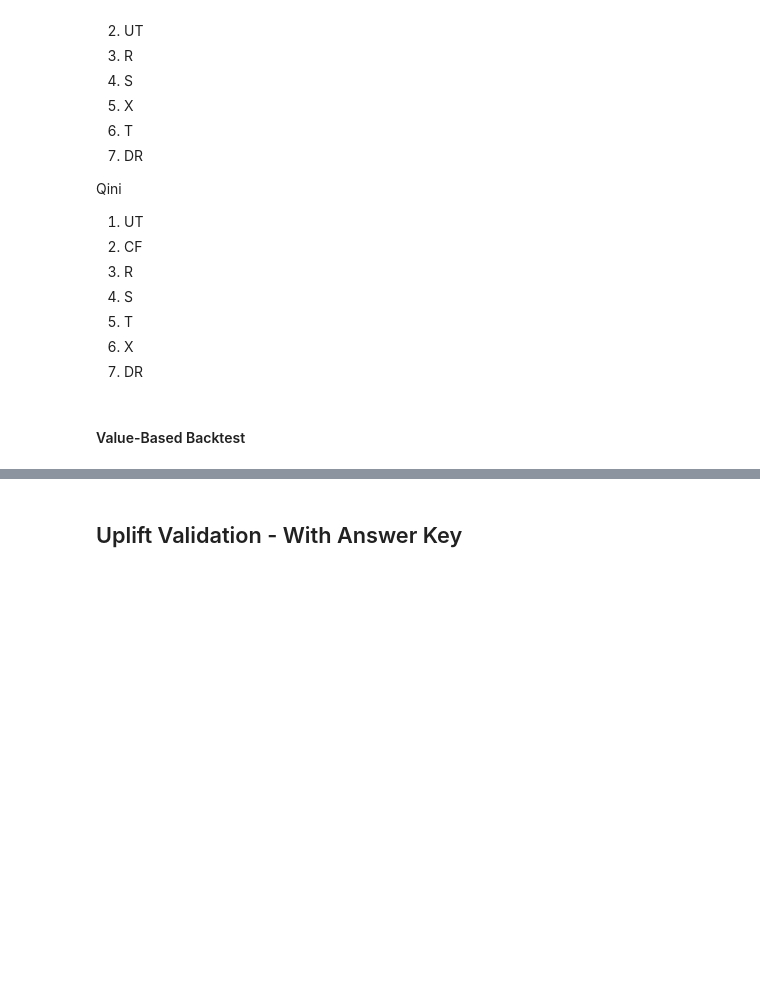
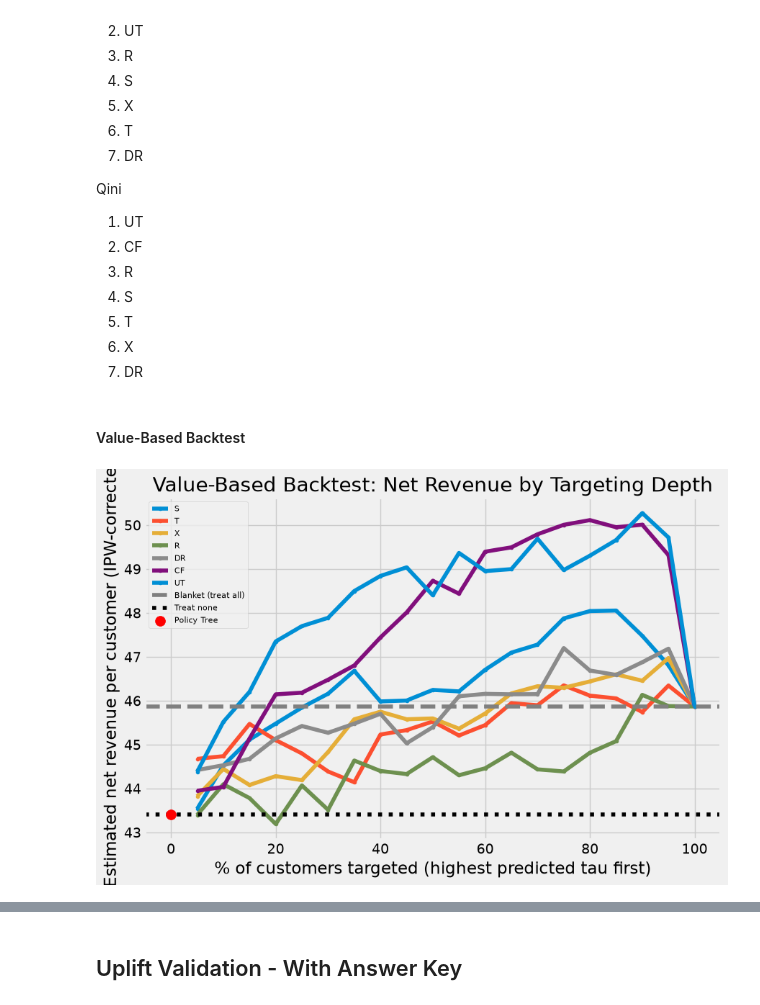
Before and after one commit to jwalluww/MarketingScience, a Jupyter notebook: uplift-promotions/notebooks/uplift_model.ipynb, the cells around one changed output, grey strips where cells are left out. Saved outputs shown, nothing was run; the diff lists cells and outputs as text; code cells hidden in the pictures; blank space fills up the shorter version.

```diff
--- a/uplift-promotions/notebooks/uplift_model.ipynb
+++ b/uplift-promotions/notebooks/uplift_model.ipynb
@@ -418,0 +448,40 @@ for pct in [0.1, 0.2, 0.3, 0.4, 0.5]:
+# %%
+tau_cols = ['tau_S', 'tau_T', 'tau_X', 'tau_R', 'tau_DR', 'tau_CF', 'tau_UT']
+depths = np.arange(0.05, 1.01, 0.05)  # 5% to 100%
+
+curves = {}
+for col in tau_cols:
+    ranked = results.sort_values(col, ascending=False)
+    values = []
+    for pct in depths:
+        n_treat = int(len(results) * pct)
+        treat_mask = results.index.isin(ranked.index[:n_treat])
+        values.append(policy_value(results, treat_mask))
+    curves[col] = values
+
+# reference baselines
+blanket_value = policy_value(results, pd.Series(True, index=results.index))
+none_value = policy_value(results, pd.Series(False, index=results.index))
+# %%
+plt.figure(figsize=(9, 6))
+for col, values in curves.items():
+    plt.plot(depths * 100, values, marker='o', markersize=3, label=col.replace('tau_', ''))
+
+plt.axhline(blanket_value, color='gray', linestyle='--', label='Blanket (treat all)')
+plt.axhline(none_value, color='black', linestyle=':', label='Treat none')
+
+policy_treat_mask = pd.Series(policy.predict(X_test) == 1, index=results.index)
+policy_depth = policy_treat_mask.mean() * 100
+policy_val = policy_value(results, policy_treat_mask)
+
+plt.scatter([policy_depth], [policy_val], color='red', s=100, zorder=5, label='Policy Tree')
+plt.legend(loc='best', fontsize=8)
+
+plt.xlabel('% of customers targeted (highest predicted tau first)')
+plt.ylabel('Estimated net revenue per customer (IPW-corrected)')
+plt.title('Value-Based Backtest: Net Revenue by Targeting Depth')
+plt.legend(loc='best', fontsize=8)
+plt.tight_layout()
+plt.show()
+# %% [output]
+[figure, added]
```
Also changed, not shown: parts of 8 cells of this notebook.
